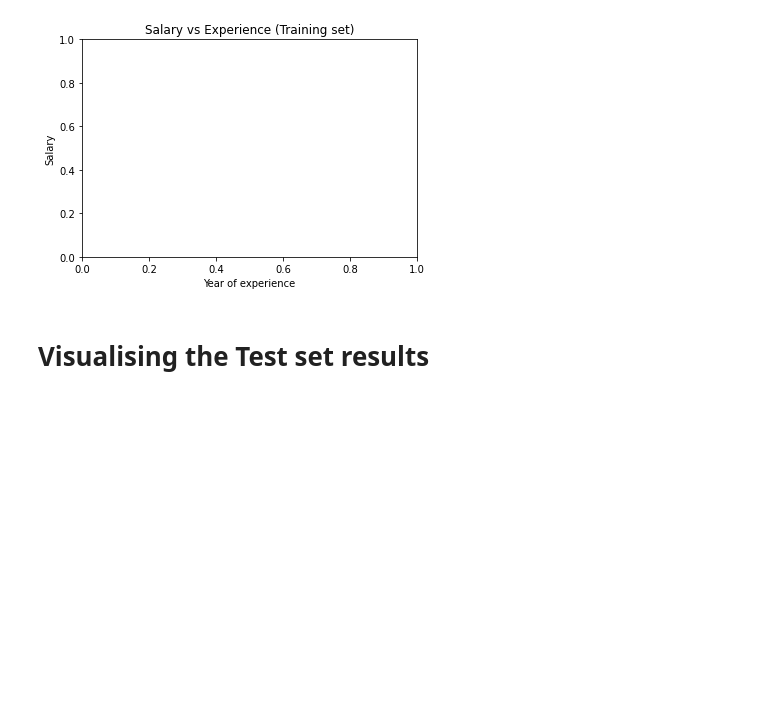
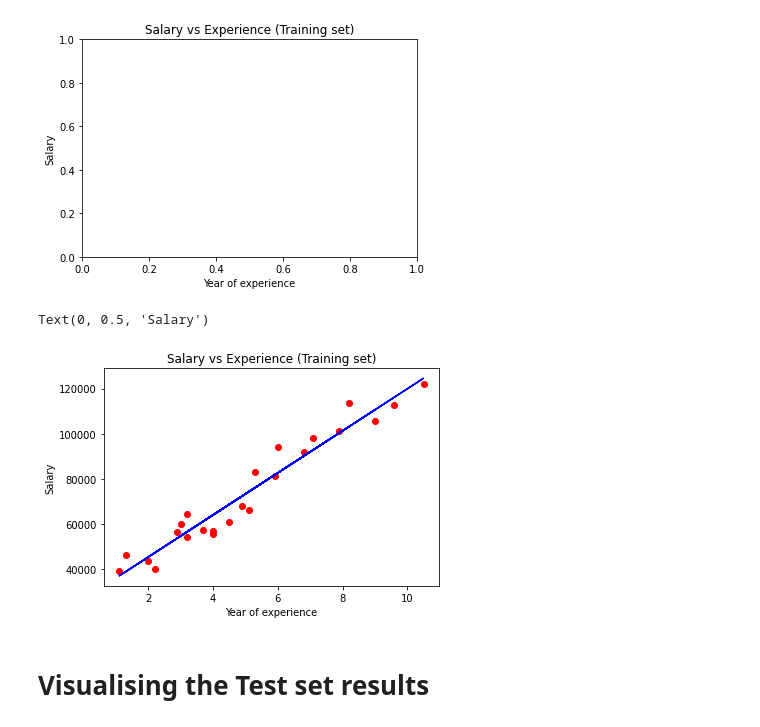
Before and after one commit to riyaty4/Machine-Learning, a Jupyter notebook: Regression/Simple Liner Regression.ipynb, the cells around one changed output. Drawn from its saved outputs; the diff is of its cells as text; code cells hidden in the pictures; blank space fills up the shorter version.

```diff
--- a/Regression/Simple Liner Regression.ipynb
+++ b/Regression/Simple Liner Regression.ipynb
@@ -48,5 +48,14 @@ plt.ylabel('Salary')
 # %% [output]
 Text(0, 0.5, 'Salary')
 [figure]
+# %%
+plt.scatter(x_train, y_train, color = 'red')
+plt.plot(x_train, regressor.predict(x_train), color = 'blue')
+plt.title('Salary vs Experience (Training set)')
+plt.xlabel('Year of experience')
+plt.ylabel('Salary')
+# %% [output]
+Text(0, 0.5, 'Salary')
+[figure, added]
 # %% [markdown]
 # Visualising the Test set results
```
Also changed, not shown: parts of 1 cell of this notebook.
